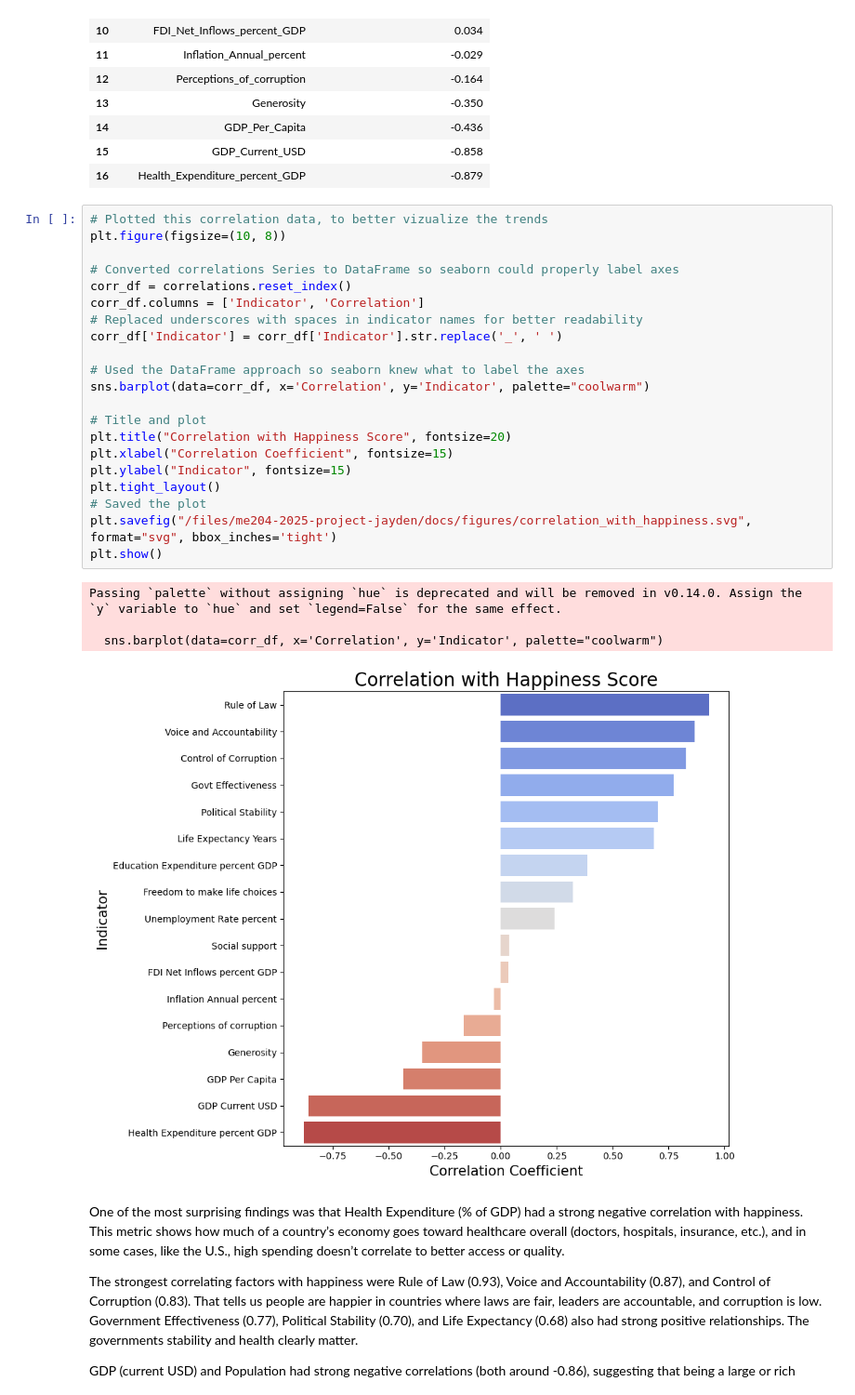
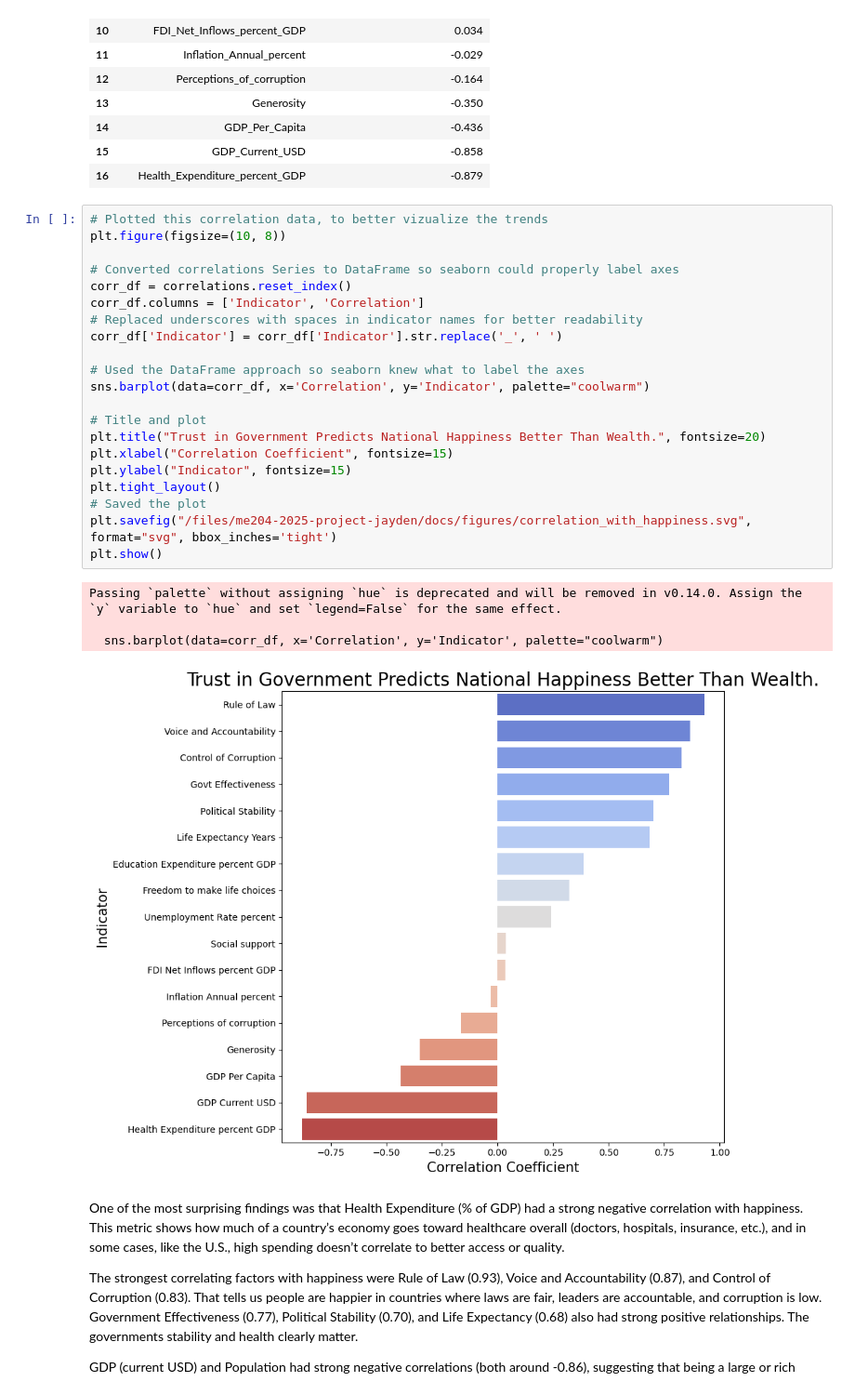
Before and after one commit to LSE-ME204/me204-2025-project-jayden, a Jupyter notebook: notebooks/NB03-analysis.ipynb, the cells around one changed output. Shown at 93% size. Saved outputs shown, nothing was run; the diff lists cells and outputs as text.

```diff
--- a/notebooks/NB03-analysis.ipynb
+++ b/notebooks/NB03-analysis.ipynb
@@ -155,29 +171,29 @@ corr_table
 # %%
 # Plotted this correlation data, to better vizualize the trends
 plt.figure(figsize=(10, 8))
 
 # Converted correlations Series to DataFrame so seaborn could properly label axes
 corr_df = correlations.reset_index()
 corr_df.columns = ['Indicator', 'Correlation']
 # Replaced underscores with spaces in indicator names for better readability
 corr_df['Indicator'] = corr_df['Indicator'].str.replace('_', ' ')
 
 # Used the DataFrame approach so seaborn knew what to label the axes
 sns.barplot(data=corr_df, x='Correlation', y='Indicator', palette="coolwarm")
 
 # Title and plot
-plt.title("Correlation with Happiness Score", fontsize=20)
+plt.title("Trust in Government Predicts National Happiness Better Than Wealth.", fontsize=20)
 plt.xlabel("Correlation Coefficient", fontsize=15)
 plt.ylabel("Indicator", fontsize=15)
 plt.tight_layout()
 # Saved the plot
 plt.savefig("/files/me204-2025-project-jayden/docs/figures/correlation_with_happiness.svg", format="svg", bbox_inches='tight')
 plt.show()
 # %% [output]
 Passing `palette` without assigning `hue` is deprecated and will be removed in v0.14.0. Assign the `y` variable to `hue` and set `legend=False` for the same effect.
 
   sns.barplot(data=corr_df, x='Correlation', y='Indicator', palette="coolwarm")
-[figure, old version]
+[figure, new version]
 # %% [markdown]
 One of the most surprising findings was that Health Expenditure (% of GDP) had a strong negative correlation with happiness. This metric shows how much of a country’s economy goes toward healthcare overall (doctors, hospitals, insurance, etc.), and in some cases, like the U.S., high spending doesn’t correlate to better access or quality.
 
```
Also changed, not shown: parts of 3 cells of this notebook, 24 other files.
